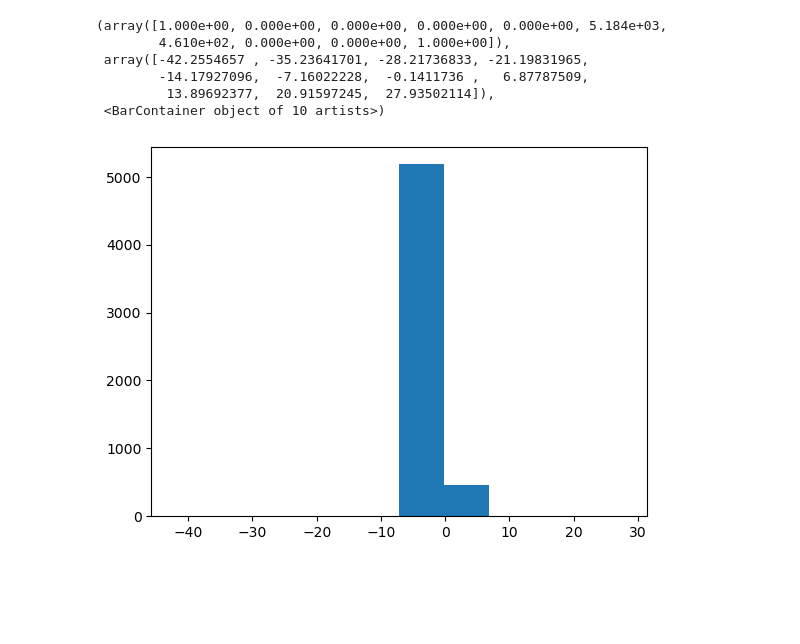
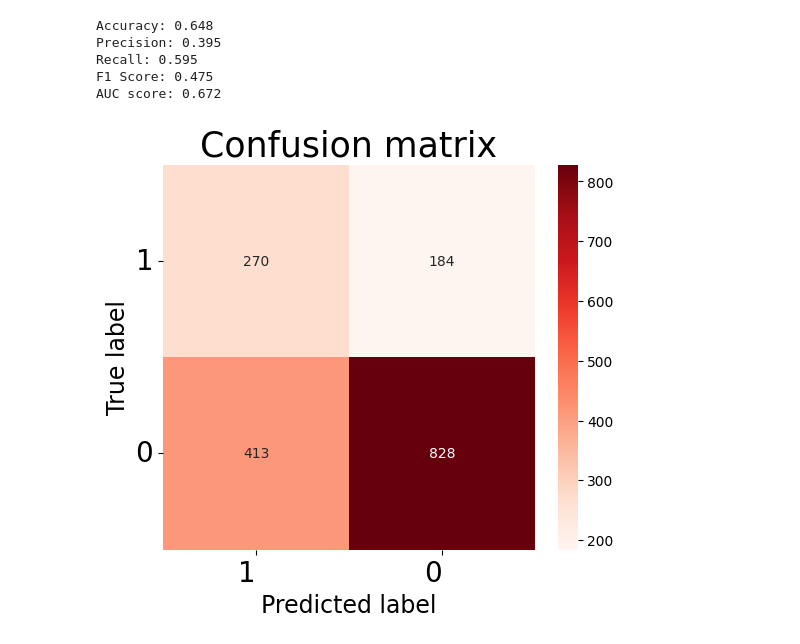
Before and after one commit to Johneinsteinwong/COMP7015_GroupProject, a Jupyter notebook: training.ipynb, the cells around one changed output. Drawn from its saved outputs; the diff is of its cells as text; code cells hidden in the pictures; blank space fills up the shorter version.

```diff
--- a/training.ipynb
+++ b/training.ipynb
@@ -21,5 +69,5 @@ y = df.mortality.values
 # %%
-probit = probitModel()
-result, loss_values = probit.fit(x,y)
+probit = probitModel(l2=0.05, w0=w0, w1=w1)
+result, loss_values = probit.fit(x_train,y_train)
 print("Optimized parameters (b):", result.x)
 # %% [output]
@@ -54,10 +102,11 @@ plt.show()
-# %%
-plt.hist(probit.predict(x))
-# %% [output]
-(array([1.000e+00, 0.000e+00, 0.000e+00, 0.000e+00, 0.000e+00, 5.184e+03,
-        4.610e+02, 0.000e+00, 0.000e+00, 1.000e+00]),
- array([-42.2554657 , -35.23641701, -28.21736833, -21.19831965,
-        -14.17927096,  -7.16022228,  -0.1411736 ,   6.87787509,
-         13.89692377,  20.91597245,  27.93502114]),
- <BarContainer object of 10 artists>)
-[figure, removed]
+# %%
+y_prob = probit.predict_proba(x_test)
+y_label = probit.predict(x_test)
+evaluate_model(y_test, y_label, y_prob)
+# %% [output]
+Accuracy: 0.648
+Precision: 0.395
+Recall: 0.595
+F1 Score: 0.475
+AUC score: 0.672
+[figure, added]
```
Also changed, not shown: parts of 18 cells of this notebook, 4 other files.
